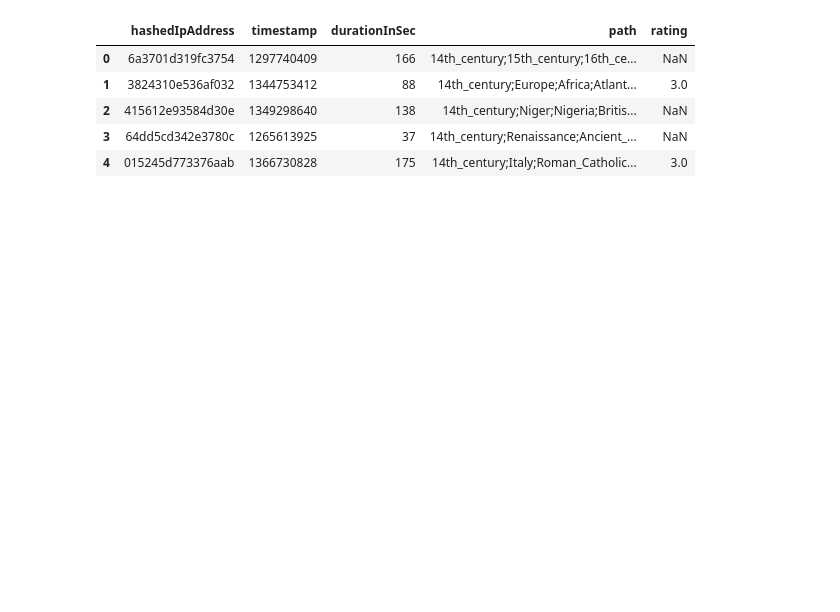
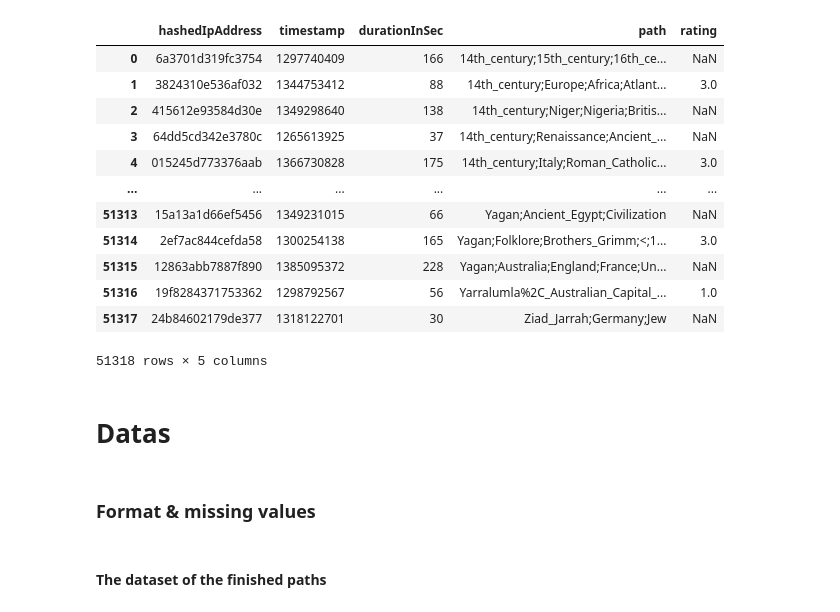
Before and after one commit to epfl-ada/ada-2023-project-ndlmada, a Jupyter notebook: see_dataset.ipynb, the cells around one changed output. Cells and saved outputs as stored; diff of their text form; code cells hidden in the pictures; blank space fills up the shorter version.

```diff
--- a/see_dataset.ipynb
+++ b/see_dataset.ipynb
@@ -20,12 +23,22 @@ for i in range(len(file_paths)):
-# %%
-dfs["paths_finished"].head()
-# Ou
-path_fin = dfs["paths_finished"]
-path_fin.head()
-# %% [output]
-|  | hashedIpAddress | timestamp | durationInSec | path | rating |
-| 0 | 6a3701d319fc3754 | 1297740409 | 166 | 14th_century;15th_century;16th_ce... | NaN |
-| 1 | 3824310e536af032 | 1344753412 | 88 | 14th_century;Europe;Africa;Atlant... | 3.0 |
-| 2 | 415612e93584d30e | 1349298640 | 138 | 14th_century;Niger;Nigeria;Britis... | NaN |
-| 3 | 64dd5cd342e3780c | 1265613925 | 37 | 14th_century;Renaissance;Ancient_... | NaN |
-| 4 | 015245d773376aab | 1366730828 | 175 | 14th_century;Italy;Roman_Catholic... | 3.0 |
+# %%
+# To access the df, two ways :
+dfs["paths_finished"].head()
+# Or
+paths_finished = dfs["paths_finished"]
+display(paths_finished)
+# %% [output]
+|  | hashedIpAddress | timestamp | durationInSec | path | rating |
+| 0 | 6a3701d319fc3754 | 1297740409 | 166 | 14th_century;15th_century;16th_ce... | NaN |
+| 1 | 3824310e536af032 | 1344753412 | 88 | 14th_century;Europe;Africa;Atlant... | 3.0 |
+| 2 | 415612e93584d30e | 1349298640 | 138 | 14th_century;Niger;Nigeria;Britis... | NaN |
+| 3 | 64dd5cd342e3780c | 1265613925 | 37 | 14th_century;Renaissance;Ancient_... | NaN |
+| 4 | 015245d773376aab | 1366730828 | 175 | 14th_century;Italy;Roman_Catholic... | 3.0 |
+| ... | ... | ... | ... | ... | ... |
+| 51313 | 15a13a1d66ef5456 | 1349231015 | 66 | Yagan;Ancient_Egypt;Civilization | NaN |
+| 51314 | 2ef7ac844cefda58 | 1300254138 | 165 | Yagan;Folklore;Brothers_Grimm;<;1... | 3.0 |
+| 51315 | 12863abb7887f890 | 1385095372 | 228 | Yagan;Australia;England;France;Un... | NaN |
+| 51316 | 19f8284371753362 | 1298792567 | 56 | Yarralumla%2C_Australian_Capital_... | 1.0 |
+| 51317 | 24b84602179de377 | 1318122701 | 30 | Ziad_Jarrah;Germany;Jew | NaN |
+51318 rows × 5 columns
+# %% [markdown]
+# Datas
@@ -31,0 +51,2 @@ path_fin.head()
+# %% [markdown]
+### Format & missing values
@@ -31,0 +73,2 @@ path_fin.head()
+# %% [markdown]
+#### The dataset of the finished paths
```
Also changed, not shown: parts of 37 cells of this notebook.
